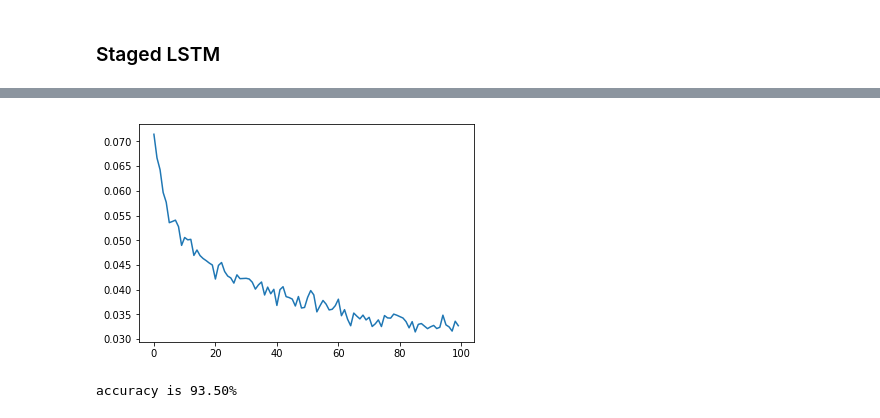
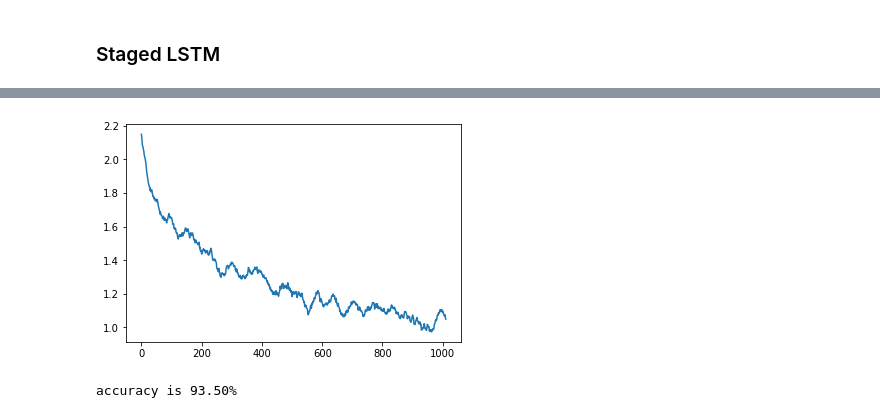
Before and after one commit to nathanwang000/sequence_fun, a Jupyter notebook: sequence_fun.ipynb, the cells around one changed output, grey strips where cells are left out. Cells and saved outputs as stored; diff of their text form; code cells hidden in the pictures.

```diff
--- a/sequence_fun.ipynb
+++ b/sequence_fun.ipynb
@@ -283,15 +282,20 @@ accuracy is 93.40%
 ### Staged LSTM
 # %%
 from lib.model import RNN_SLSTM
+
 n_hidden = 300
 n_categories = 10
 net = RNN_SLSTM(784, n_hidden, n_categories)
+savename = 'models/rnn_slstm.pth.tar'
 net.set_shared_groups([[0, 1], [2]])
 
 optimizer = torch.optim.Adam(net.parameters())
 criterion = nn.NLLLoss()
 train_data = MNIST_add_data(train_set)
+train_data.set_seq_length(min_length=1, max_length=3)
 
-trainer = TrainRNN(net, optimizer, criterion, train_data)
+trainer = TrainRNN(net, optimizer, criterion, train_data, save_filename=savename)
+if os.path.exists(savename):
+    trainer.load_checkpoint(savename)
 trainer.train()
 # %% [output]
@@ -315,7 +305,7 @@ trainer.train()
 # %%
-plt.plot(trainer.all_losses)
+plt.plot(trainer.smooth_loss())
 plt.show()
 # %% [output]
-[figure, old version]
+[figure, new version]
 # %%
 n_categories = 10
```
Also changed, not shown: parts of 37 cells of this notebook, 5 other files.
